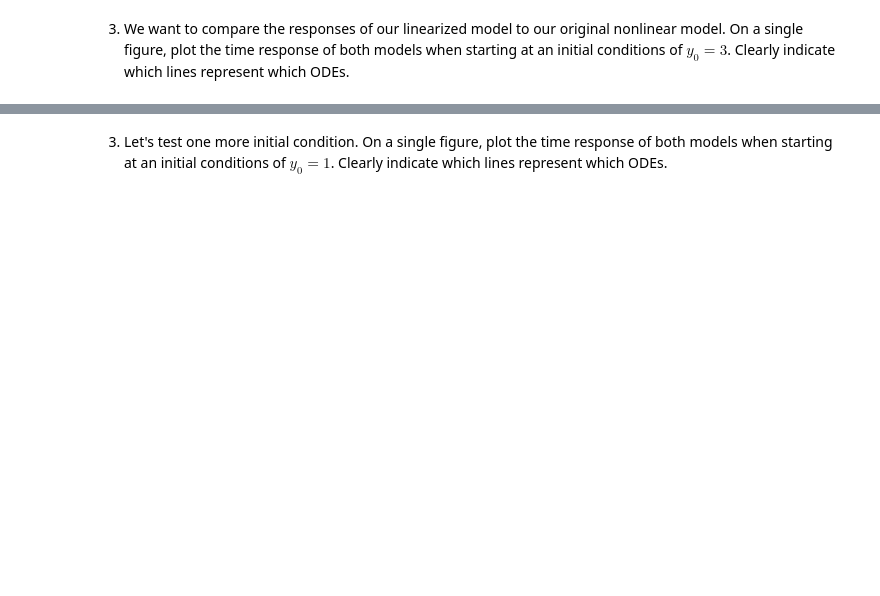
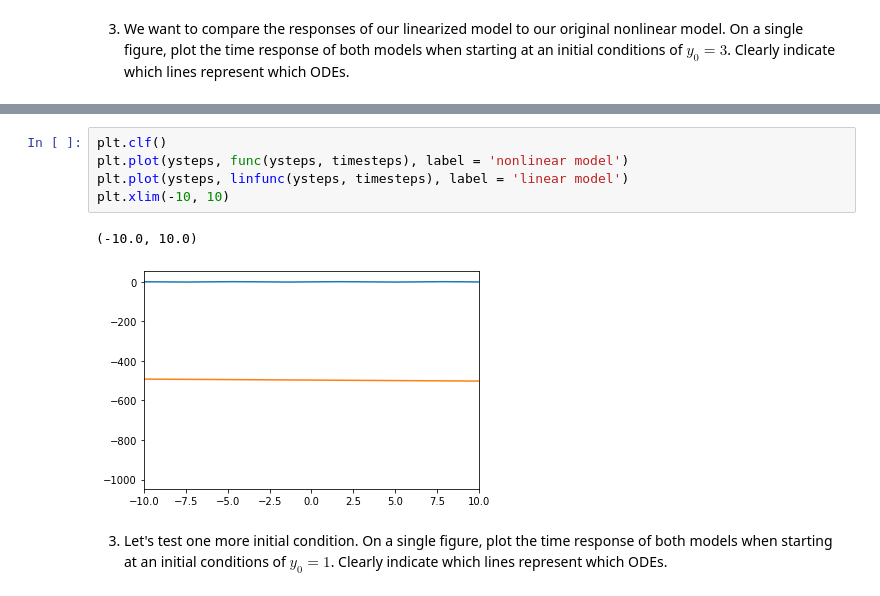
Before and after one commit to mdsnbutler/ChE_2410-Public-Repo, a Jupyter notebook: Homework/Homework 7 Flow on a Line.ipynb, the cells around one changed output, grey strips where cells are left out. Drawn from its saved outputs; the diff is of its cells as text; blank space fills up the shorter version.

```diff
--- a/Homework/Homework 7 Flow on a Line.ipynb
+++ b/Homework/Homework 7 Flow on a Line.ipynb
@@ -159,3 +162,11 @@ plt.legend()
+# %%
+plt.clf()
+plt.plot(ysteps, func(ysteps, timesteps), label = 'nonlinear model')
+plt.plot(ysteps, linfunc(ysteps, timesteps), label = 'linear model')
+plt.xlim(-10, 10)
+# %% [output]
+(-10.0, 10.0)
+[figure, added]
 # %% [markdown]
 3. Let's test one more initial condition. On a single figure, plot the time response of both models when starting at an initial conditions of $y_0 = 1$. Clearly indicate which lines represent which ODEs.
 # %%
```
Also changed, not shown: parts of 3 cells of this notebook.
